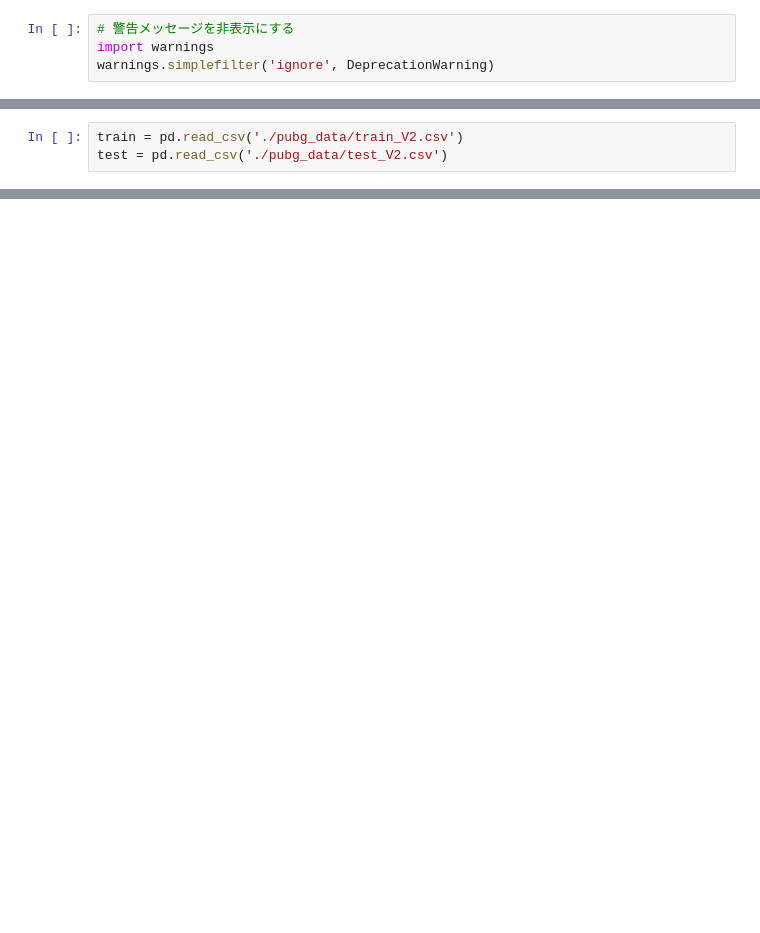
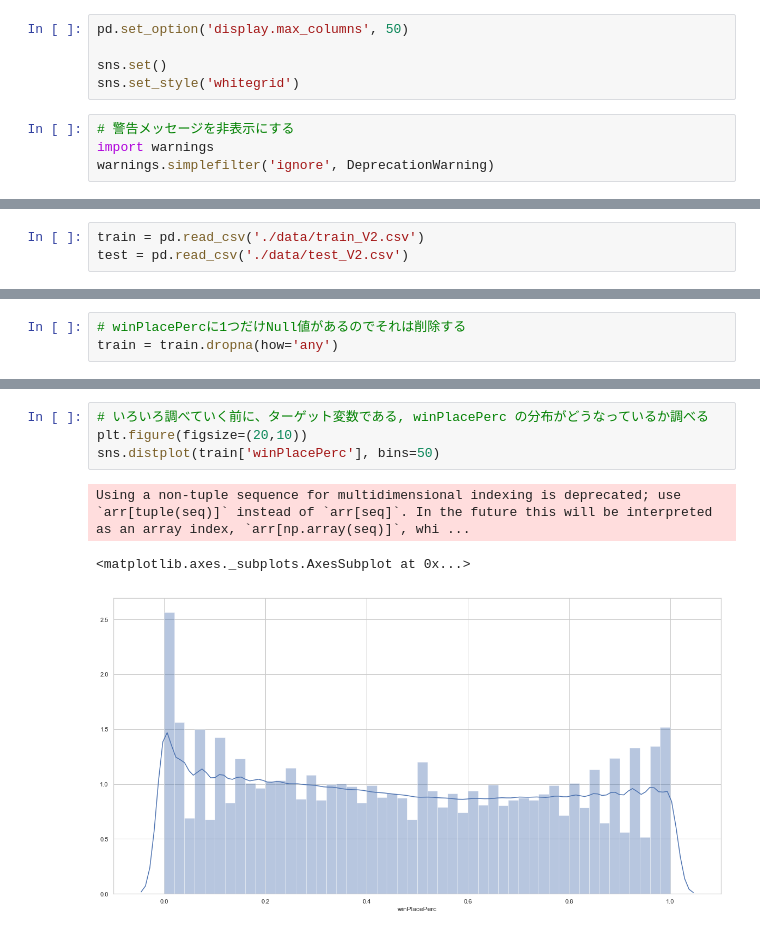
Before and after one commit to tomoki00/kaggle, a Jupyter notebook: PUBG/PUBG.ipynb, the cells around one changed output, grey strips where cells are left out. Drawn from its saved outputs; the diff is of its cells as text; blank space fills up the shorter version.

Commit message:
[add] pubg_notebook

```diff
--- a/PUBG/PUBG.ipynb
+++ b/PUBG/PUBG.ipynb
@@ -27,6 +27,11 @@ from hyperopt import hp, tpe, Trials, fmin, space_eval
 from sklearn.metrics import precision_score
 from sklearn.metrics import recall_score
 from sklearn.metrics import f1_score
+# %%
+pd.set_option('display.max_columns', 50)
+
+sns.set()
+sns.set_style('whitegrid')
 # %%
 # 警告メッセージを非表示にする
 import warnings
@@ -34,3 +46,3 @@ warnings.simplefilter('ignore', DeprecationWarning)
 # %%
-train = pd.read_csv('./pubg_data/train_V2.csv')
-test = pd.read_csv('./pubg_data/test_V2.csv')
+train = pd.read_csv('./data/train_V2.csv')
+test = pd.read_csv('./data/test_V2.csv')
@@ -36,0 +175,3 @@ test = pd.read_csv('./pubg_data/test_V2.csv')
+# %%
+# winPlacePercに1つだけNull値があるのでそれは削除する
+train = train.dropna(how='any')
@@ -36,0 +199,8 @@ test = pd.read_csv('./pubg_data/test_V2.csv')
+# %%
+# いろいろ調べていく前に、ターゲット変数である, winPlacePerc の分布がどうなっているか調べる
+plt.figure(figsize=(20,10))
+sns.distplot(train['winPlacePerc'], bins=50)
+# %% [output]
+Using a non-tuple sequence for multidimensional indexing is deprecated; use `arr[tuple(seq)]` instead of `arr[seq]`. In the future this will be interpreted as an array index, `arr[np.array(seq)]`, whi ...
+<matplotlib.axes._subplots.AxesSubplot at 0x...>
+[figure, added]
```
Also changed, not shown: parts of 142 cells of this notebook.
